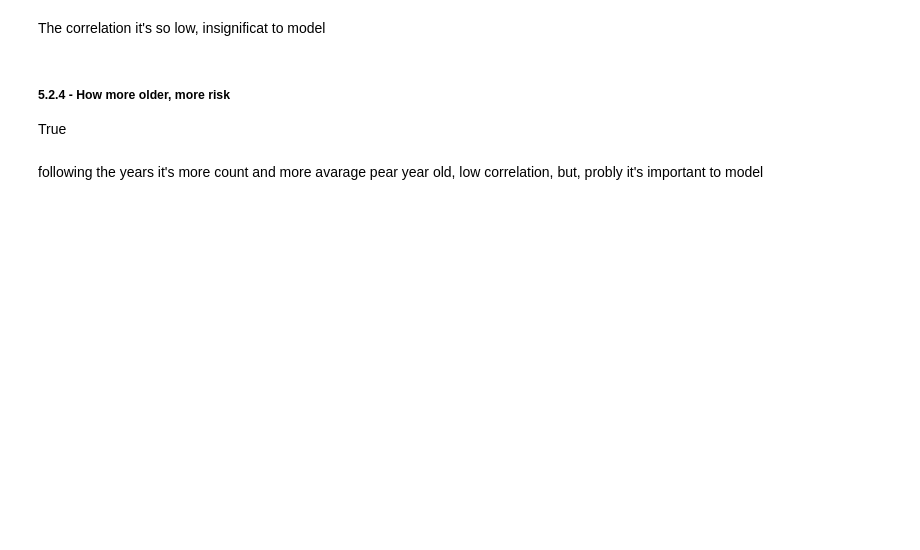
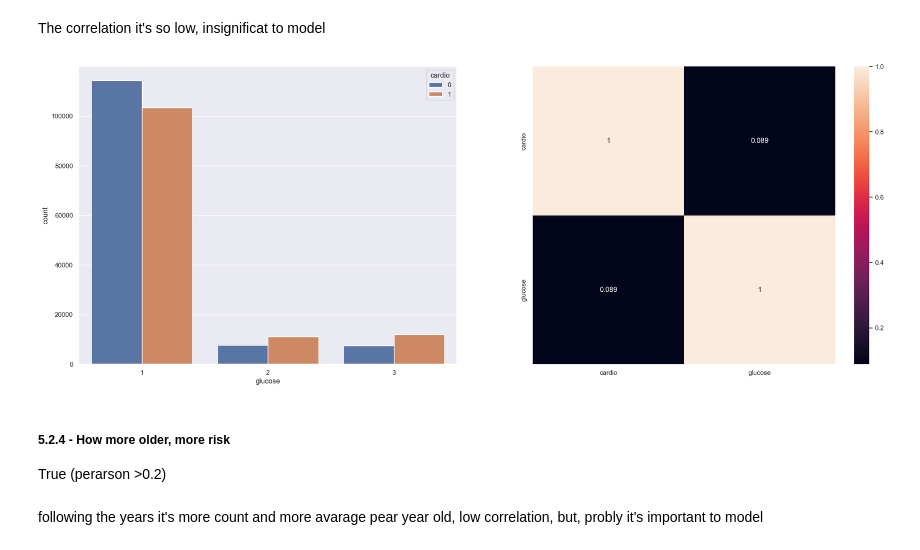
Before and after one commit to alessandra-barbosa/cardio_catch_disease, a Jupyter notebook: AB_cardio_catch_diseases_0.ipynb, the cells around one changed output. Drawn from its saved outputs; the diff is of its cells as text; code cells hidden in the pictures; blank space fills up the shorter version.

```diff
--- a/AB_cardio_catch_diseases_0.ipynb
+++ b/AB_cardio_catch_diseases_0.ipynb
@@ -519,14 +518,16 @@ sns.heatmap(pd.DataFrame({'cardio':pointb}, index=['cholesterol']), annot=True);
 # %% [markdown]
 The correlation it's so low, insignificat to model
 # %%
-plt.subplot(1,3,1)
-sns.countplot(x='glucose', hue='cardio', data=df1)
+plt.subplot(1,2,1)
+sns.countplot(hue='cardio', x='glucose', data=df2);
 
-plt.subplot(1,3,2)
-sns.heatmap(df1[['glucose', 'cardio']].corr('pearson'), annot=True);
+plt.subplot(1,2,2)
+sns.heatmap(df2[['cardio','glucose']].corr(method='pearson'), annot=True);
+# %% [output]
+[figure, added]
 # %% [markdown]
 ##### 5.2.4 - How more older, more risk
-   True
+   True (perarson >0.2)
 # %% [markdown]
 following the years it's more count and more avarage pear year old, low correlation, but, probly it's important to model
 # %%
```
Also changed, not shown: parts of 77 cells of this notebook.
